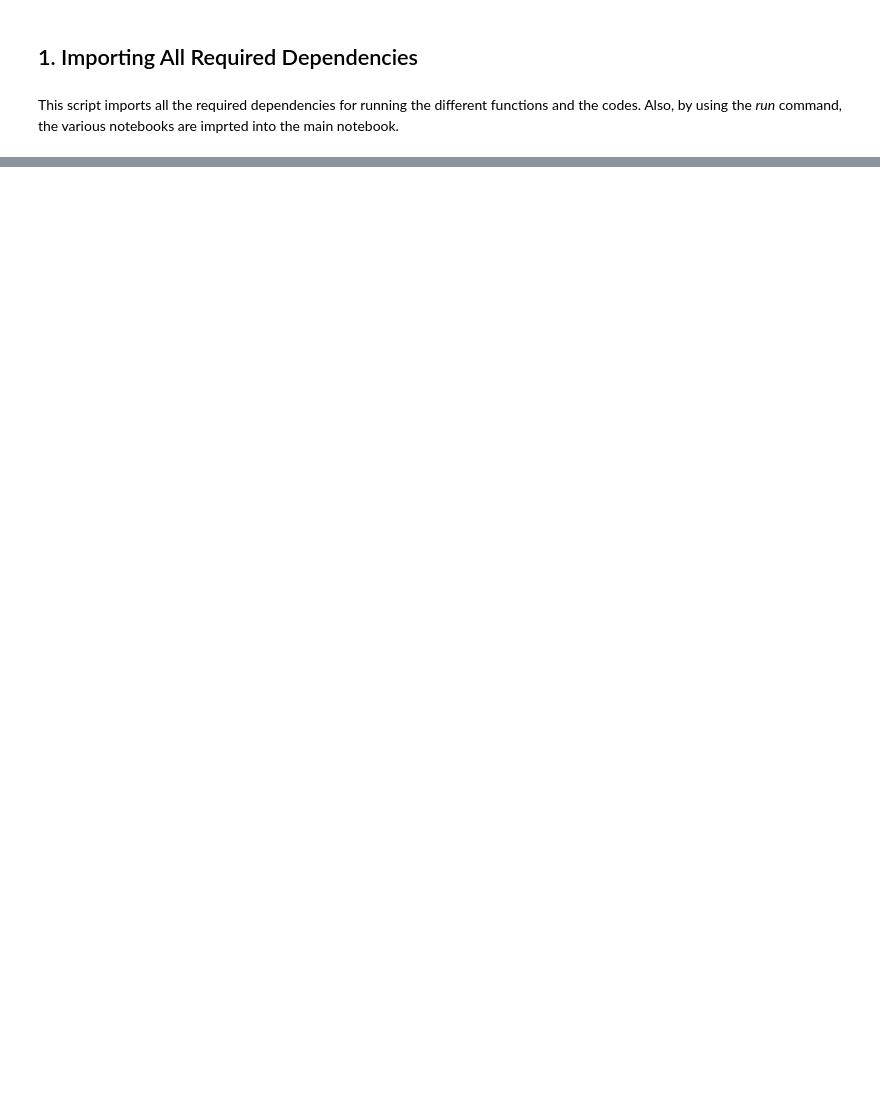
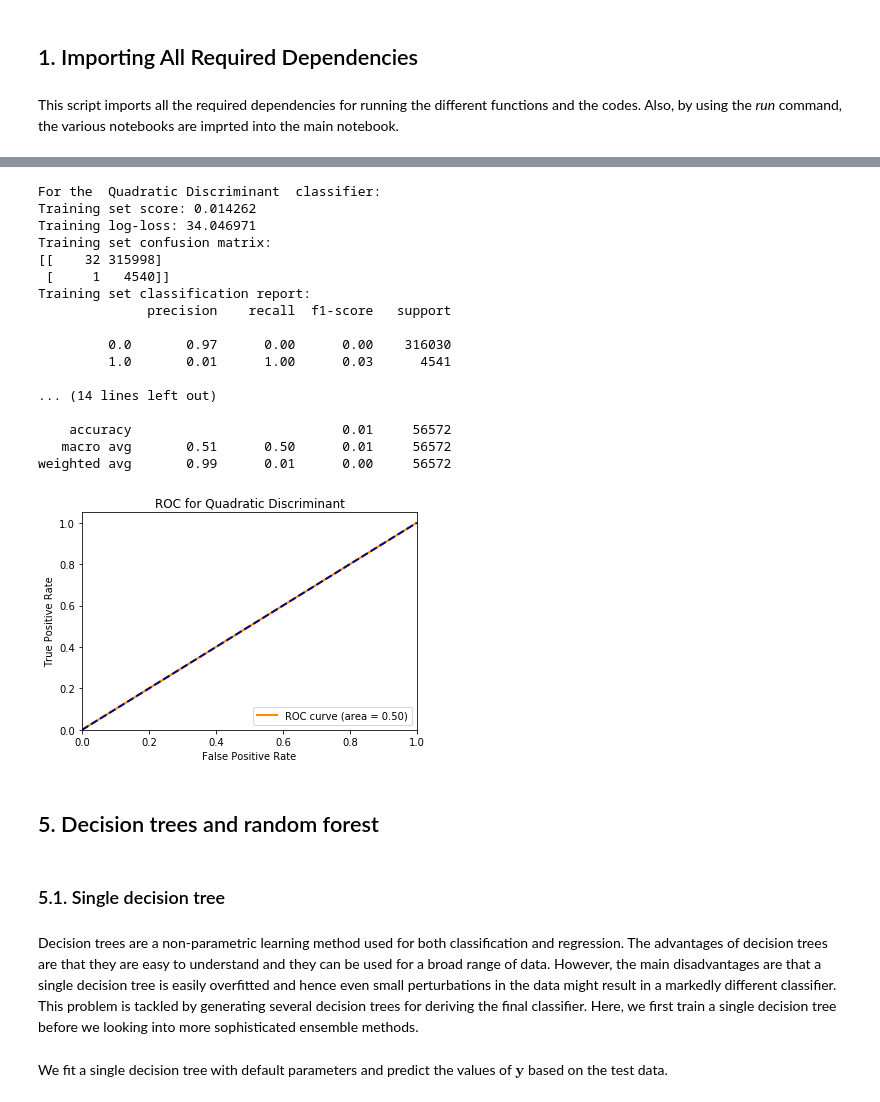
Before and after one commit to SABS-R3-projects/JA-ML, a Jupyter notebook: MAIN.ipynb, the cells around one changed output, grey strips where cells are left out. Cells and saved outputs as stored; diff of their text form; code cells hidden in the pictures; blank space fills up the shorter version.

Commit message:
final main & readme

```diff
--- a/MAIN.ipynb
+++ b/MAIN.ipynb
@@ -33,0 +290,50 @@ classifiers = ["neural_network"]
+# %%
+def QDA(X_train, y_train, X_test):
+    """Classification using QDA
+
+    Args:
+        X_train: Predictor or feature values used for training
+        y_train: Response values used for training
+        X_test: Predictor or feature values used for predicting the response values using the classifier
+
+    Returns:
+        y_predicted_train: The predicted response values for the training dataset
+        y_predicted_test: The predicted response values for the test dataset
+
+    """
+    classifier = QuadraticDiscriminantAnalysis()
+    classifier = classifier.fit(X_train, y_train)
+    y_predicted_test = classifier.predict(X_test)
+    y_predicted_train = classifier.predict(X_train)
+    return y_predicted_train, y_predicted_test
+# %%
+y_predicted_train, y_predicted_test = QDA(X_train, y_train, X_test)
+# %%
+model_evaluation(X_train, X_test, y_train, y_test, y_predicted_train, y_predicted_test, title='Quadratic Discriminant')
+# %% [output]
+For the  Quadratic Discriminant  classifier:
+Training set score: 0.014262
+Training log-loss: 34.046971
+Training set confusion matrix:
+[[    32 315998]
+ [     1   4540]]
+Training set classification report:
+              precision    recall  f1-score   support
+
+         0.0       0.97      0.00      0.00    316030
+         1.0       0.01      1.00      0.03      4541
+
+... (14 lines left out)
+
+    accuracy                           0.01     56572
+   macro avg       0.51      0.50      0.01     56572
+weighted avg       0.99      0.01      0.00     56572
+[figure, added]
+# %% [markdown]
+## 5. Decision trees and random forest
+# %% [markdown]
+### 5.1. Single decision tree
+# %% [markdown]
+Decision trees are a non-parametric learning method used for both classification and regression. The advantages of decision trees are that they are easy to understand and they can be used for a broad range of data. However, the main disadvantages are that a single decision tree is easily overfitted and hence even small perturbations in the data might result in a markedly different classifier. This problem is tackled by generating several decision trees for deriving the final classifier. Here, we first train a single decision tree before we looking into more sophisticated ensemble methods.
+# %% [markdown]
+We fit a single decision tree with default parameters and predict the values of $\mathbf{y}$ based on the test data.
```
Also changed, not shown: parts of 43 cells of this notebook, 1 other file.
